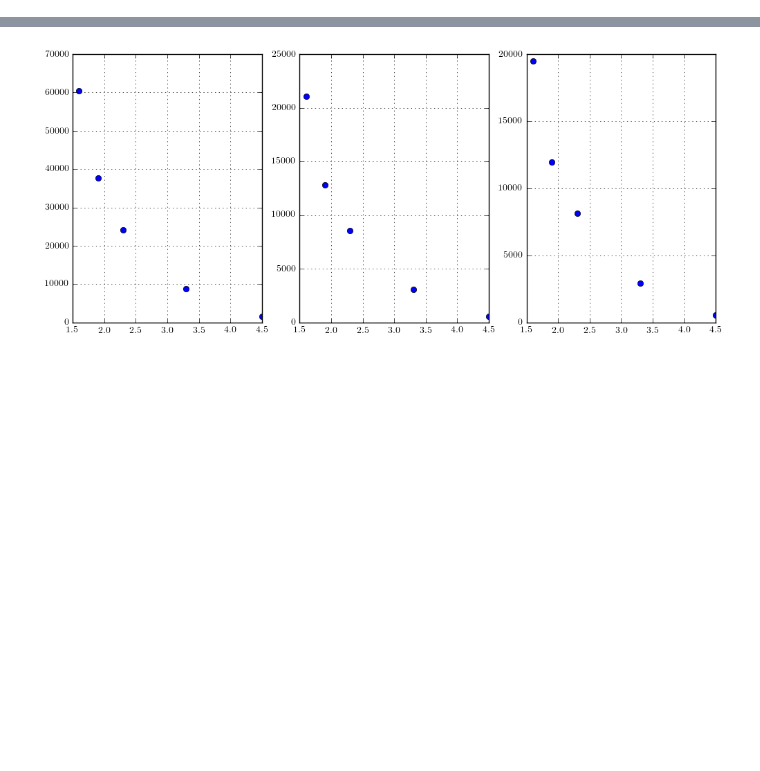
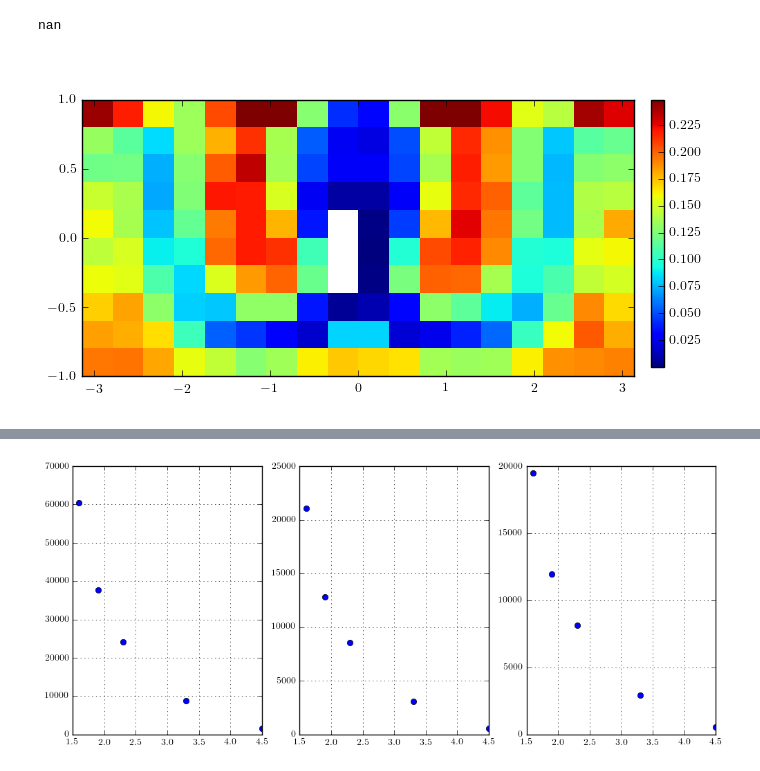
Before and after one commit to evan-phelps/phys-ana-omega, a Jupyter notebook: worksheets/xsects_binned.ipynb, the cells around one changed output, grey strips where cells are left out. Cells and saved outputs as stored; diff of their text form; code cells hidden in the pictures; blank space fills up the shorter version.

```diff
--- a/worksheets/xsects_binned.ipynb
+++ b/worksheets/xsects_binned.ipynb
@@ -96,0 +517,8 @@ def draw_q2(fn, tpath, ax, bgsub=False, mmplo=0.6, mmphi=0.95):
+# %%
+# [avg_acc for avg_acc in avg_accs if round(avg_acc[0][1],3)==2.03]
+# avg_accs
+mdraw2d([haccs[3]],1,1)
+print(haccs[3].Integral())
+# %% [output]
+nan
+[figure, added]
```
Also changed, not shown: parts of 14 cells of this notebook, 2 other files.
